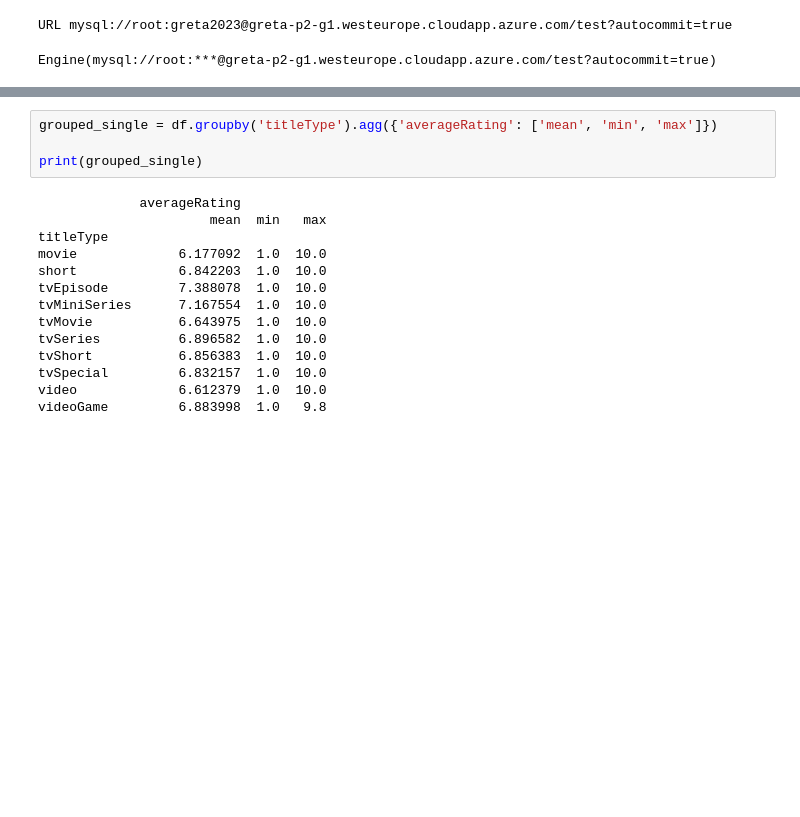
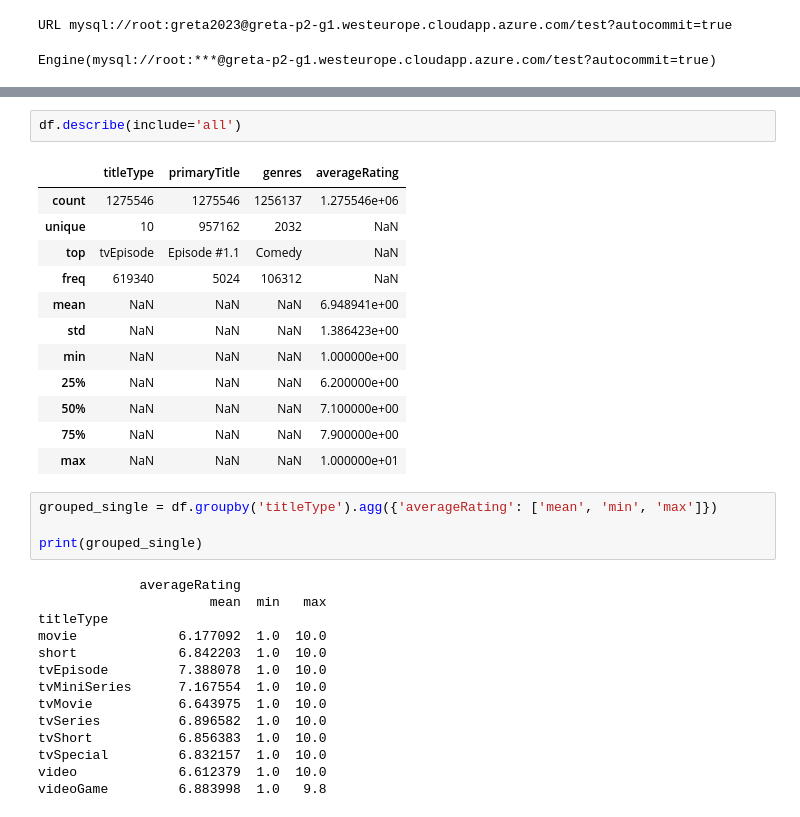
Before and after one commit to data-IA-2022/Netfloox_Asmae_Fengfeng_J-r-my, a Jupyter notebook: Netflooooox_Fengfeng.ipynb, the cells around one changed output, grey strips where cells are left out. Saved outputs shown, nothing was run; the diff lists cells and outputs as text; blank space fills up the shorter version.

```diff
--- a/Netflooooox_Fengfeng.ipynb
+++ b/Netflooooox_Fengfeng.ipynb
@@ -63,3 +77,18 @@ ON netfloox.basics.tconst = netfloox.ratings.tconst;""", engine)
+# %%
+df.describe(include='all')
+# %% [output]
+|  | titleType | primaryTitle | genres | averageRating |
+| count | 1275546 | 1275546 | 1256137 | 1.275546e+06 |
+| unique | 10 | 957162 | 2032 | NaN |
+| top | tvEpisode | Episode #1.1 | Comedy | NaN |
+| freq | 619340 | 5024 | 106312 | NaN |
+| mean | NaN | NaN | NaN | 6.948941e+00 |
+| std | NaN | NaN | NaN | 1.386423e+00 |
+| min | NaN | NaN | NaN | 1.000000e+00 |
+| 25% | NaN | NaN | NaN | 6.200000e+00 |
+| 50% | NaN | NaN | NaN | 7.100000e+00 |
+| 75% | NaN | NaN | NaN | 7.900000e+00 |
+| max | NaN | NaN | NaN | 1.000000e+01 |
 # %%
 grouped_single = df.groupby('titleType').agg({'averageRating': ['mean', 'min', 'max']})
 
```
Also changed, not shown: parts of 11 cells of this notebook.
